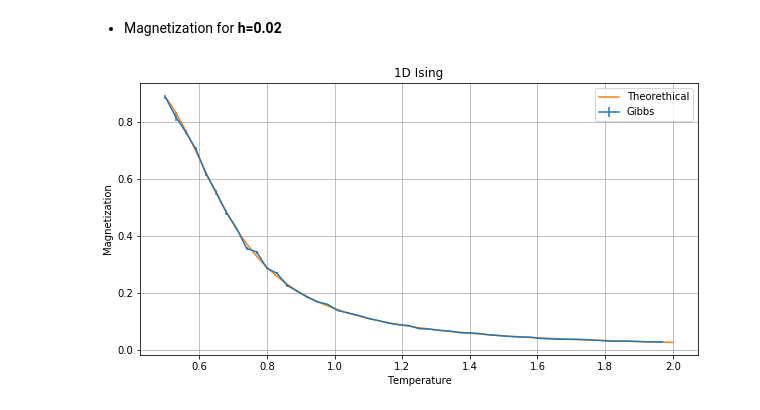
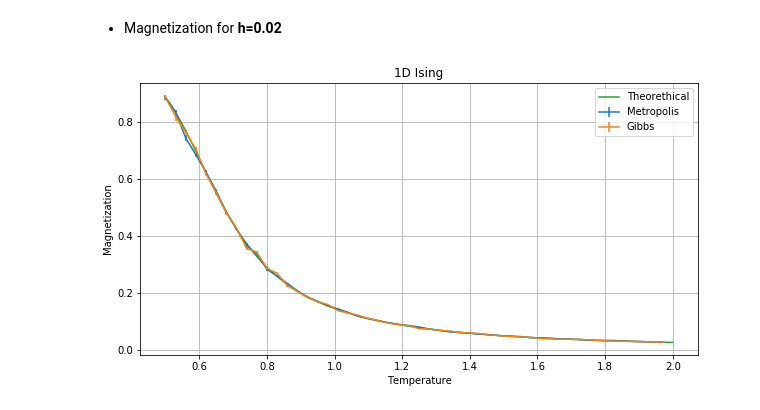
Before and after one commit to martanit/laboratorio-simulazione-numerica, a Jupyter notebook: exercise_06/exercise_06.ipynb, the cells around one changed output. Cells and saved outputs as stored; diff of their text form; code cells hidden in the pictures.

```diff
--- a/exercise_06/exercise_06.ipynb
+++ b/exercise_06/exercise_06.ipynb
@@ -126,32 +126,32 @@ plt.show()
 # %%
 plt.figure(figsize=(10,5))
 plt.title('1D Ising')
 plt.xlabel('Temperature')
 plt.ylabel('Magnetization')
 plt.grid(True)
 
 # Metropolis sampling curve
-#x, y, err_prog = np.loadtxt("data/magnetization_temp_metro.out", \
-#                               usecols=(0,1,2), unpack='true')
-#plt.errorbar(x,y,yerr=err_prog, label='Metropolis')
+x, y, err_prog = np.loadtxt("data/magnetization_temp_metro.out", \
+                               usecols=(0,1,2), unpack='true')
+plt.errorbar(x,y,yerr=err_prog, label='Metropolis')
 
 # Gibbs sampling curve
 x, y, err_prog = np.loadtxt("data/magnetization_temp_gibbs.out", \
                                usecols=(0,1,2),unpack='true')
 plt.errorbar(x,y,yerr=err_prog, label='Gibbs')
 
 # Fit with theorethical curve
 h=0.02 #external field
 b = 1/T
 
 l1 = np.exp(b*J)*np.cosh(b*h)+np.sqrt(np.exp(2*b*J)*np.cosh(b*h)*np.cosh(b*h)-2*np.sinh(2*b*J))
 l2 = np.exp(b*J)*np.cosh(b*h)-np.sqrt(np.exp(2*b*J)*np.cosh(b*h)*np.cosh(b*h)-2*np.sinh(2*b*J))
 Z = l1**Ns + l2**Ns
 M = (np.exp(b*J)*np.sinh(b*h)*((l1**(Ns-1))*(1+np.exp(b*J)*np.cosh(b*h)/np.sqrt(np.exp(2*b*J)*np.cosh(b*h)*np.cosh(b*h)-2*np.sinh(2*b*J)))
         + (l2**(Ns-1))*(1-np.exp(b*J)*np.cosh(b*h)/np.sqrt(np.exp(2*b*J)*np.cosh(b*h)*np.cosh(b*h)-2*np.sinh(2*b*J)))))/(Z)
 plt.plot(T, M, label='Theorethical')
 plt.legend()
 
 plt.show()
 # %% [output]
-[figure, old version]
+[figure, new version]
```
Also changed, not shown: 1 other file.
